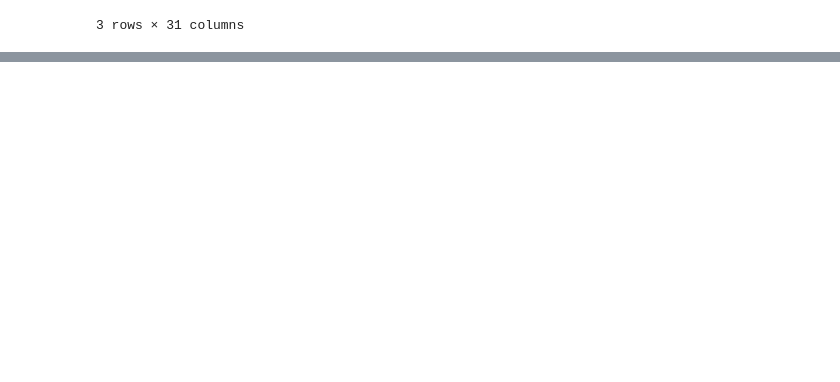
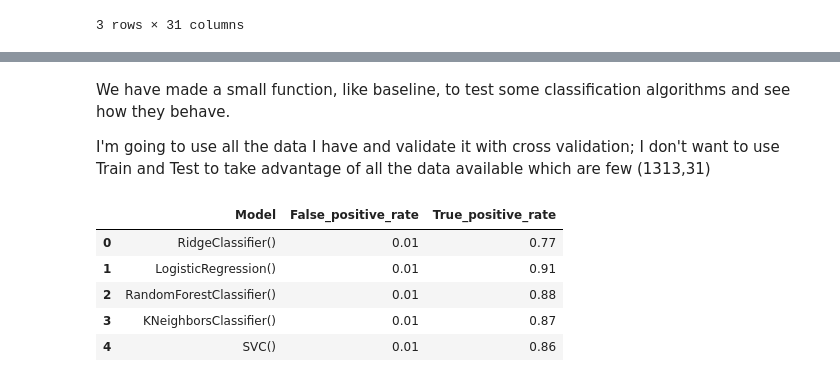
Before and after one commit to gonzalo71/TestGit, a Jupyter notebook: credit_card_kaggle.ipynb, the cells around one changed output, grey strips where cells are left out. Drawn from its saved outputs; the diff is of its cells as text; code cells hidden in the pictures; blank space fills up the shorter version.

```diff
--- a/credit_card_kaggle.ipynb
+++ b/credit_card_kaggle.ipynb
@@ -87,0 +147,33 @@ for i,x in models:
+# %%
+# split normalize data
+X_new = sub_sample.drop("Class",axis=1)
+y_new = sub_sample.Class
+# %% [markdown]
+We have made a small function, like baseline, to test some classification algorithms and see how they behave.
+
+I'm going to use all the data I have and validate it with cross validation; I don't want to use Train and Test to take advantage of all the data available which are few (1313,31)
+# %%
+from sklearn.model_selection import cross_val_predict
+def baseline_roc_curve_cv(X,y):
+    models = {"rid":RidgeClassifier(),"log":LogisticRegression(),
+    "rdf":RandomForestClassifier(),"kne":KNeighborsClassifier(),"svc":SVC()}
+
+    df_results = {"Model":[],"False_positive_rate":[],"True_positive_rate":[]}
+
+    for key,model in models.items():
+        y_predict = cross_val_predict(model,X,y,cv=5)
+        fpr, tpr, thresholds = roc_curve(y, y_predict)
+        df_results["Model"].append(str(model))
+        df_results["False_positive_rate"].append(round(fpr[1],2))
+        df_results["True_positive_rate"].append(round(tpr[1],2))
+
+    return pd.DataFrame(data=df_results)
+# %%
+baseline_roc_curve_cv(X=X_new,y=y_new)
+# %% [output]
+|  | Model | False_positive_rate | True_positive_rate |
+| 0 | RidgeClassifier() | 0.01 | 0.77 |
+| 1 | LogisticRegression() | 0.01 | 0.91 |
+| 2 | RandomForestClassifier() | 0.01 | 0.88 |
+| 3 | KNeighborsClassifier() | 0.01 | 0.87 |
+| 4 | SVC() | 0.01 | 0.86 |
```
Also changed, not shown: parts of 37 cells of this notebook, 1 other file.
